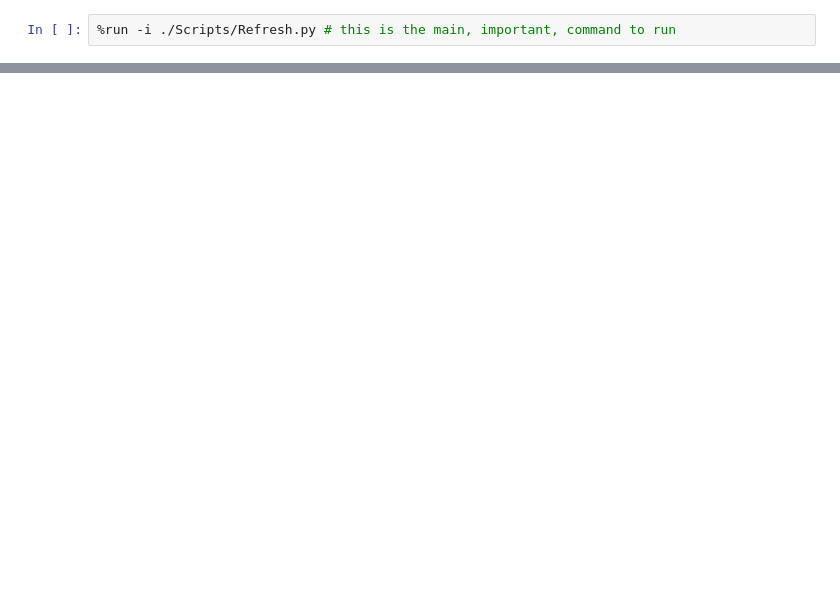
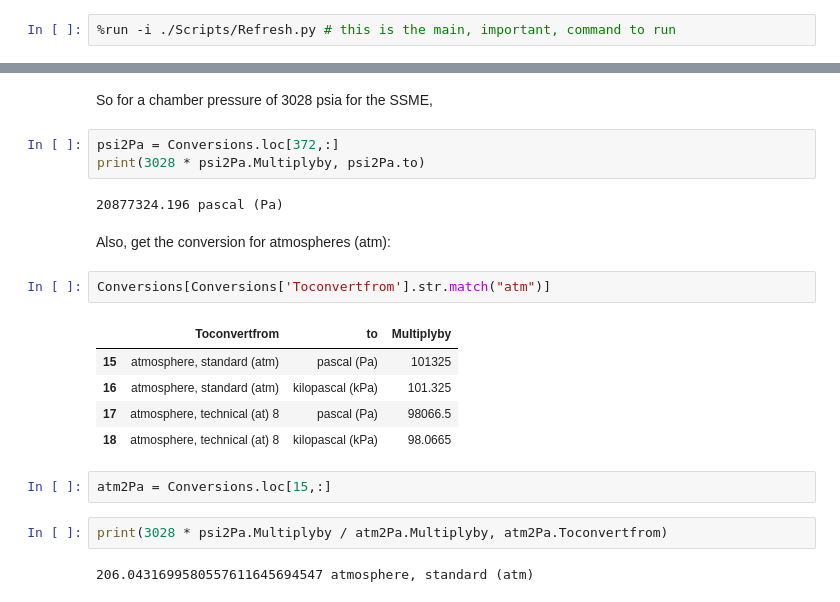
Before and after one commit to ernestyalumni/Propulsion, a Jupyter notebook: Physique.ipynb, the cells around one changed output, grey strips where cells are left out. Cells and saved outputs as stored; diff of their text form; blank space fills up the shorter version.

```diff
--- a/Physique.ipynb
+++ b/Physique.ipynb
@@ -33,0 +209,23 @@ print(os.getcwd())
+# %% [markdown]
+So for a chamber pressure of 3028 psia for the SSME,
+# %%
+psi2Pa = Conversions.loc[372,:]
+print(3028 * psi2Pa.Multiplyby, psi2Pa.to)
+# %% [output]
+20877324.196 pascal (Pa)
+# %% [markdown]
+Also, get the conversion for atmospheres (atm):
+# %%
+Conversions[Conversions['Toconvertfrom'].str.match("atm")]
+# %% [output]
+|  | Toconvertfrom | to | Multiplyby |
+| 15 | atmosphere, standard (atm) | pascal (Pa) | 101325 |
+| 16 | atmosphere, standard (atm) | kilopascal (kPa) | 101.325 |
+| 17 | atmosphere, technical (at) 8 | pascal (Pa) | 98066.5 |
+| 18 | atmosphere, technical (at) 8 | kilopascal (kPa) | 98.0665 |
+# %%
+atm2Pa = Conversions.loc[15,:]
+# %%
+print(3028 * psi2Pa.Multiplyby / atm2Pa.Multiplyby, atm2Pa.Toconvertfrom)
+# %% [output]
+206.0431699580557611645694547 atmosphere, standard (atm)
```
Also changed, not shown: parts of 32 cells of this notebook, 3 other files.
